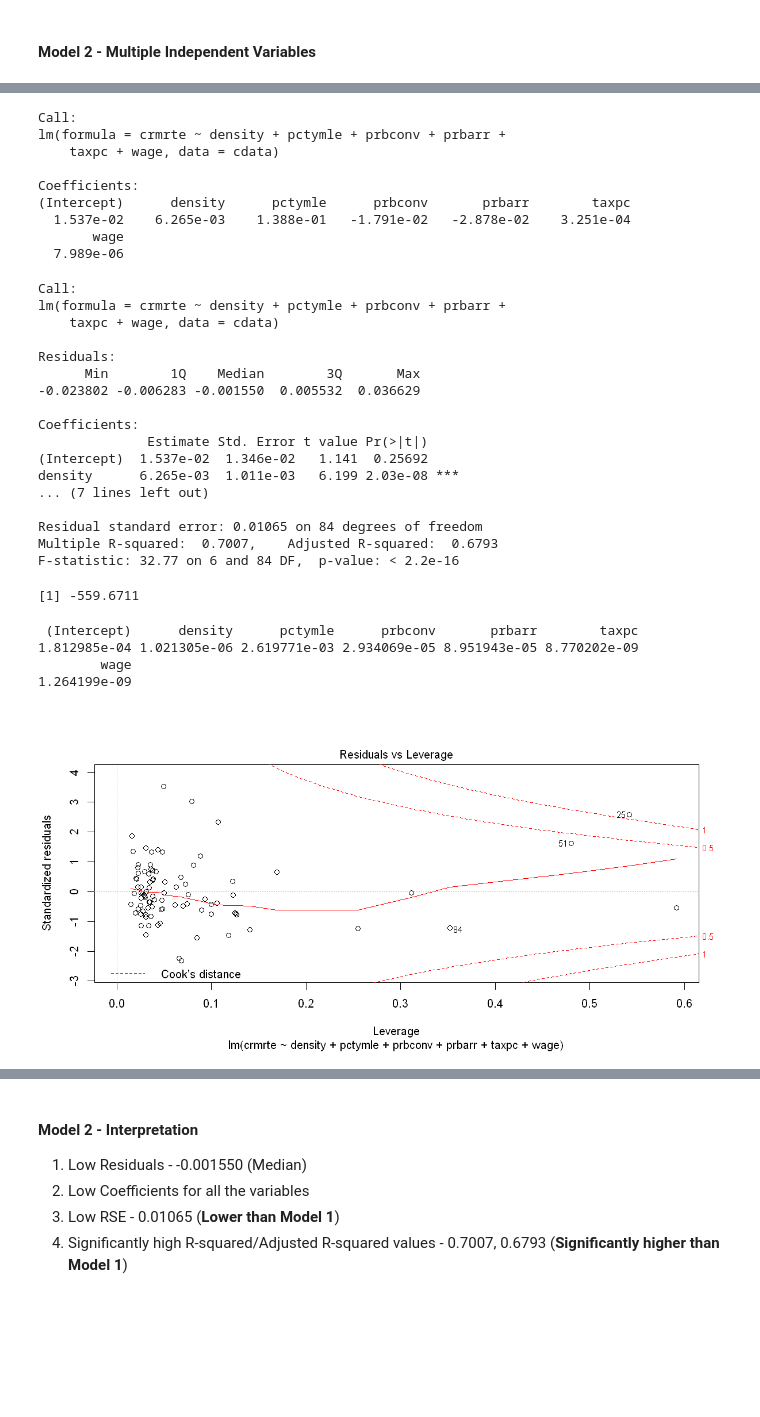
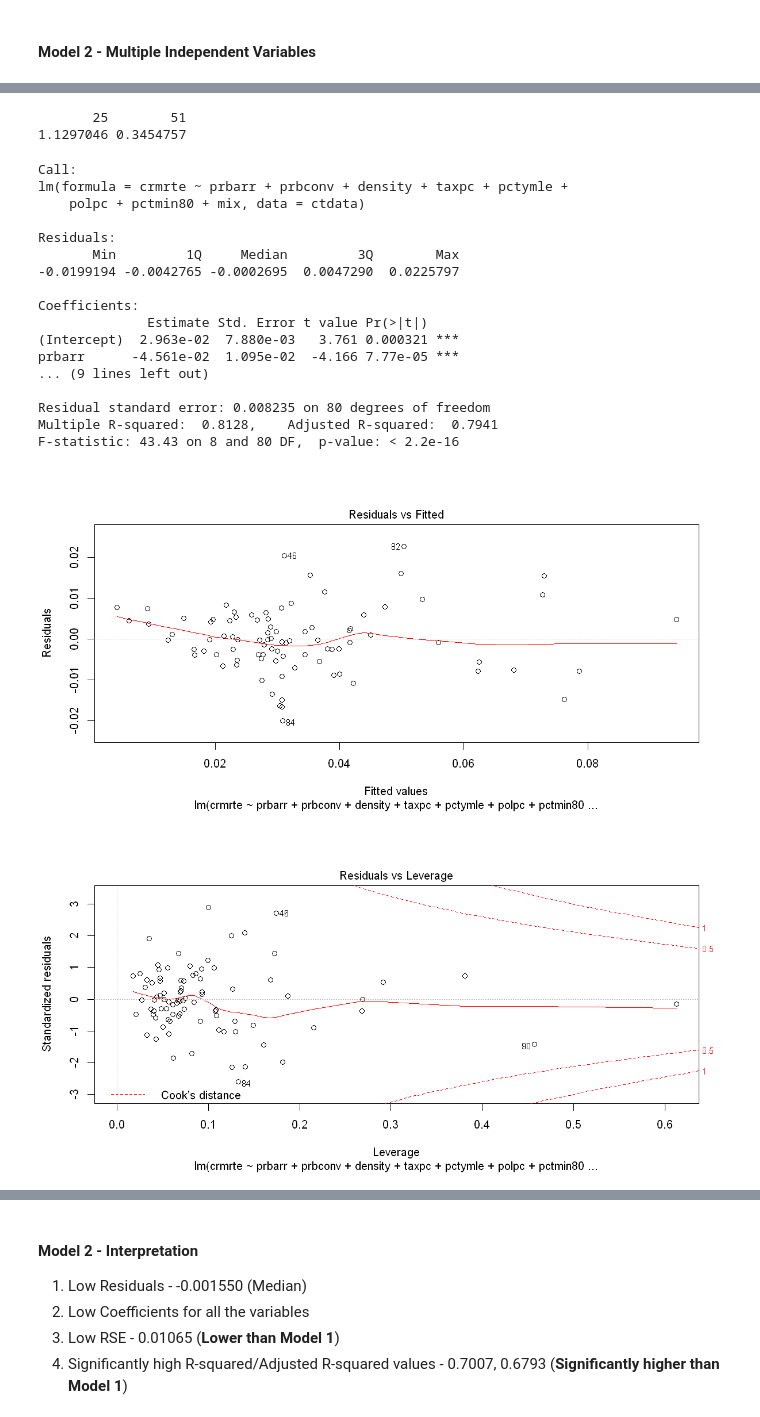
Before and after one commit to rmajumder/stat203-gp3, a Jupyter notebook: Lab3_master.ipynb, the cells around one changed output, grey strips where cells are left out. Saved outputs shown, nothing was run; the diff lists cells and outputs as text; code cells hidden in the pictures; blank space fills up the shorter version.

```diff
--- a/Lab3_master.ipynb
+++ b/Lab3_master.ipynb
@@ -225,12 +208,9 @@ Could feature engineer here?
 #### Model 1 - Simple Linear Regression
 # %%
 options(repr.plot.width=10, repr.plot.height=5)
-plot(jitter(cdata$density), jitter(cdata$crmrte))
-model1 <- lm(crmrte ~ density, data = cdata)
-abline(model1)
+model1 <- lm(crmrte ~  prbarr + prbconv + density + taxpc + wage + pctymle, data = cdata)
 summary(model1)
-AIC(model1)
-diag(vcov(model1))
+plot(model1, which = 1)
 plot(model1, which = 5)
 # %% [output]
 Call:
@@ -271,0 +279,5 @@ Outcome - Strong model
+# %%
+#Cooks distance measurement
+cooksd <- cooks.distance(model1)
+plot(cooksd, pch="*", cex=2, main="Influential Obervations by Cooks distance")
+abline(h = 5*mean(cooksd, na.rm=T), col="red")
@@ -272,40 +286,36 @@ Outcome - Strong model
+# %%
+#Influential Outliers
+influential <- as.numeric(names(cooksd)[(cooksd > 5*mean(cooksd, na.rm=T))])
+cooksd[influential]
+# %% [output]
+       25        51
+1.1297046 0.3454757
+# %%
+#Remove outliers
+ctdata <- cdata[(cdata$county != cdata[influential[1],]$county) & (cdata$county != cdata[influential[2],]$county),]
 # %%
-(model2 <- lm(crmrte ~ density + pctymle + prbconv + prbarr + taxpc + wage, data = cdata))
+#Create model2
+model2 <- lm(crmrte ~ prbarr + prbconv + density + taxpc + pctymle + polpc + pctmin80 + mix, data = ctdata)
 summary(model2)
-AIC(model2)
-diag(vcov(model2))
-options(repr.plot.width=10, repr.plot.height=5)
+plot(model2, which = 1)
 plot(model2, which = 5)
 # %% [output]
 Call:
-lm(formula = crmrte ~ density + pctymle + prbconv + prbarr +
-    taxpc + wage, data = cdata)
+lm(formula = crmrte ~ prbarr + prbconv + density + taxpc + pctymle +
+    polpc + pctmin80 + mix, data = ctdata)
+
+Residuals:
+       Min         1Q     Median         3Q        Max
+-0.0199194 -0.0042765 -0.0002695  0.0047290  0.0225797
 
 Coefficients:
-(Intercept)      density      pctymle      prbconv       prbarr        taxpc
-  1.537e-02    6.265e-03    1.388e-01   -1.791e-02   -2.878e-02    3.251e-04
-       wage
-  7.989e-06
+              Estimate Std. Error t value Pr(>|t|)
+(Intercept)  2.963e-02  7.880e-03   3.761 0.000321 ***
+prbarr      -4.561e-02  1.095e-02  -4.166 7.77e-05 ***
+... (9 lines left out)
+
+Residual standard error: 0.008235 on 80 degrees of freedom
+Multiple R-squared:  0.8128,    Adjusted R-squared:  0.7941
+F-statistic: 43.43 on 8 and 80 DF,  p-value: < 2.2e-16
-Call:
-lm(formula = crmrte ~ density + pctymle + prbconv + prbarr +
-    taxpc + wage, data = cdata)
-
-Residuals:
-      Min        1Q    Median        3Q       Max
--0.023802 -0.006283 -0.001550  0.005532  0.036629
-
-Coefficients:
-              Estimate Std. Error t value Pr(>|t|)
-(Intercept)  1.537e-02  1.346e-02   1.141  0.25692
-density      6.265e-03  1.011e-03   6.199 2.03e-08 ***
-... (7 lines left out)
-
-Residual standard error: 0.01065 on 84 degrees of freedom
-Multiple R-squared:  0.7007,    Adjusted R-squared:  0.6793
-F-statistic: 32.77 on 6 and 84 DF,  p-value: < 2.2e-16
-[1] -559.6711
- (Intercept)      density      pctymle      prbconv       prbarr        taxpc
-1.812985e-04 1.021305e-06 2.619771e-03 2.934069e-05 8.951943e-05 8.770202e-09
-        wage
-1.264199e-09
-[figure, old version]
+[figure, new version]
+[figure, added]
```
Also changed, not shown: parts of 18 cells of this notebook.
